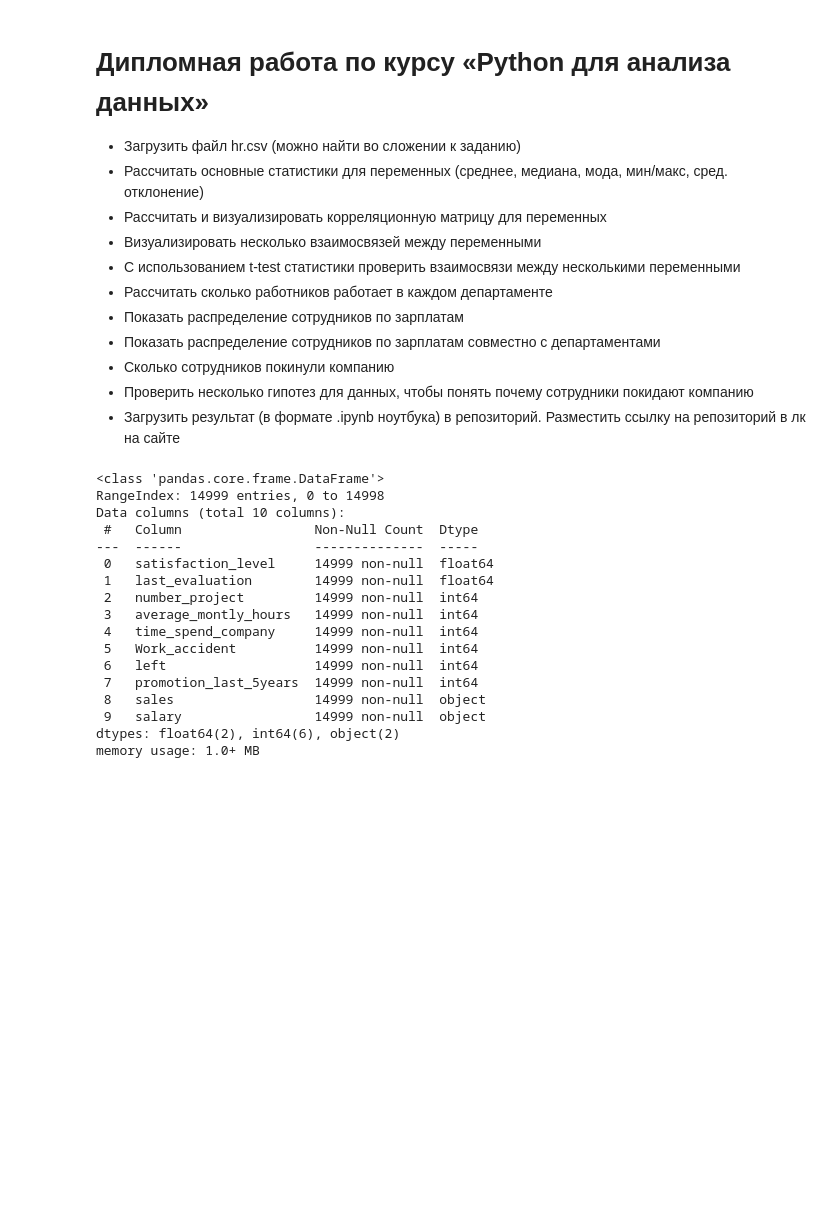
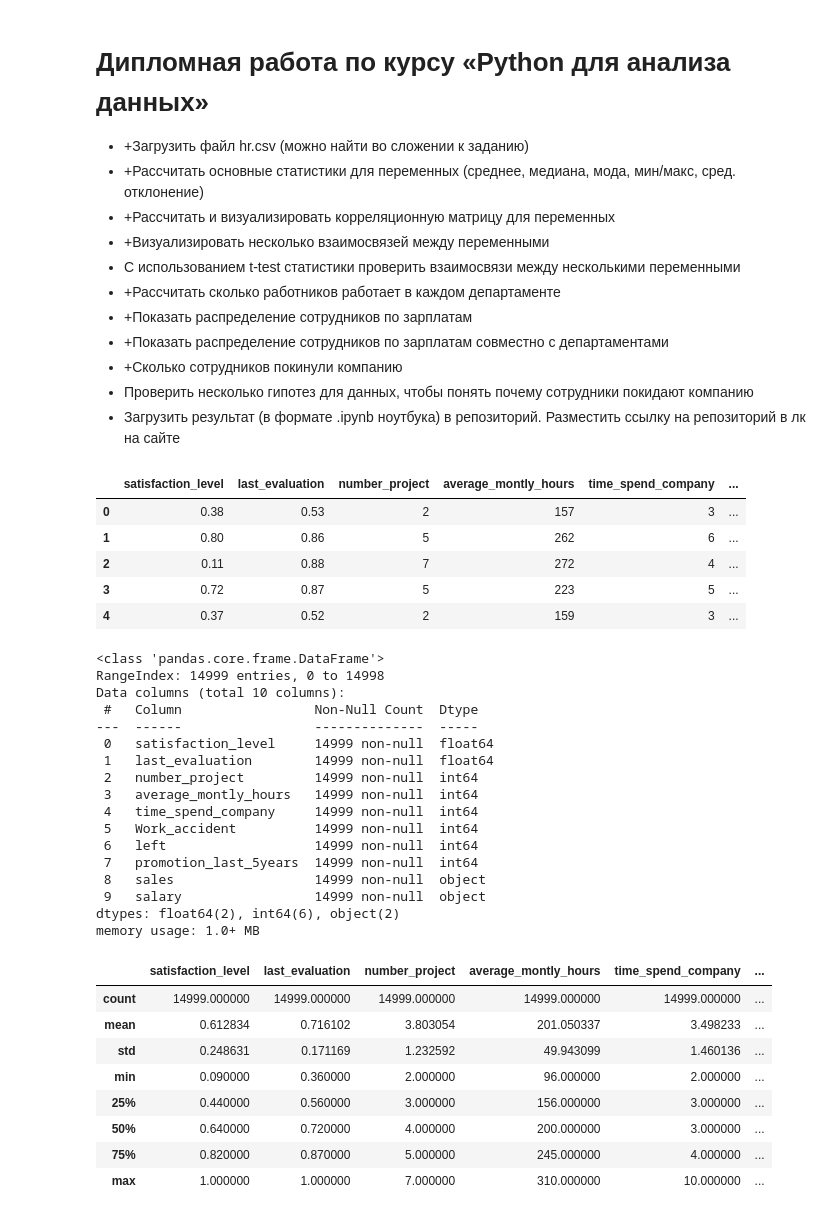
Before and after one commit to HeliosBI/Diploma, a Jupyter notebook: PYDA_diploma.ipynb, the cells around one changed output. Cells and saved outputs as stored; diff of their text form; code cells hidden in the pictures; blank space fills up the shorter version.

```diff
--- a/PYDA_diploma.ipynb
+++ b/PYDA_diploma.ipynb
@@ -1,14 +1,14 @@
 # %% [markdown]
 # Дипломная работа по курсу «Python для анализа данных»
 
--    Загрузить файл hr.csv (можно найти во сложении к заданию)
--    Рассчитать основные статистики для переменных (среднее, медиана, мода, мин/макс, сред. отклонение)
--    Рассчитать и визуализировать корреляционную матрицу для переменных
--    Визуализировать несколько взаимосвязей между переменными
+-    +Загрузить файл hr.csv (можно найти во сложении к заданию)
+-    +Рассчитать основные статистики для переменных (среднее, медиана, мода, мин/макс, сред. отклонение)
+-    +Рассчитать и визуализировать корреляционную матрицу для переменных
+-    +Визуализировать несколько взаимосвязей между переменными
 -    С использованием t-test статистики проверить взаимосвязи между несколькими переменными
--    Рассчитать сколько работников работает в каждом департаменте
--    Показать распределение сотрудников по зарплатам
--    Показать распределение сотрудников по зарплатам совместно с департаментами
--    Сколько сотрудников покинули компанию
+-    +Рассчитать сколько работников работает в каждом департаменте
+-    +Показать распределение сотрудников по зарплатам
+-    +Показать распределение сотрудников по зарплатам совместно с департаментами
+-    +Сколько сотрудников покинули компанию
 -    Проверить несколько гипотез для данных, чтобы понять почему сотрудники покидают компанию
 -    Загрузить результат (в формате .ipynb ноутбука) в репозиторий. Разместить ссылку на репозиторий в лк на сайте
@@ -18,21 +23,40 @@ import numpy as np
 # %%
 df = pd.read_csv('HR\HR.csv')
-df.info()
+df.head()
 # %% [output]
-<class 'pandas.core.frame.DataFrame'>
-RangeIndex: 14999 entries, 0 to 14998
-Data columns (total 10 columns):
- #   Column                 Non-Null Count  Dtype
----  ------                 --------------  -----
- 0   satisfaction_level     14999 non-null  float64
- 1   last_evaluation        14999 non-null  float64
- 2   number_project         14999 non-null  int64
- 3   average_montly_hours   14999 non-null  int64
- 4   time_spend_company     14999 non-null  int64
- 5   Work_accident          14999 non-null  int64
- 6   left                   14999 non-null  int64
- 7   promotion_last_5years  14999 non-null  int64
- 8   sales                  14999 non-null  object
- 9   salary                 14999 non-null  object
-dtypes: float64(2), int64(6), object(2)
-memory usage: 1.0+ MB
+|  | satisfaction_level | last_evaluation | number_project | average_montly_hours | time_spend_company | ... |
+| 0 | 0.38 | 0.53 | 2 | 157 | 3 | ... |
+| 1 | 0.80 | 0.86 | 5 | 262 | 6 | ... |
+| 2 | 0.11 | 0.88 | 7 | 272 | 4 | ... |
+| 3 | 0.72 | 0.87 | 5 | 223 | 5 | ... |
+| 4 | 0.37 | 0.52 | 2 | 159 | 3 | ... |
+# %%
+df.info()
+df.describe()
+# %% [output]
+<class 'pandas.core.frame.DataFrame'>
+RangeIndex: 14999 entries, 0 to 14998
+Data columns (total 10 columns):
+ #   Column                 Non-Null Count  Dtype
+---  ------                 --------------  -----
+ 0   satisfaction_level     14999 non-null  float64
+ 1   last_evaluation        14999 non-null  float64
+ 2   number_project         14999 non-null  int64
+ 3   average_montly_hours   14999 non-null  int64
+ 4   time_spend_company     14999 non-null  int64
+ 5   Work_accident          14999 non-null  int64
+ 6   left                   14999 non-null  int64
+ 7   promotion_last_5years  14999 non-null  int64
+ 8   sales                  14999 non-null  object
+ 9   salary                 14999 non-null  object
+dtypes: float64(2), int64(6), object(2)
+memory usage: 1.0+ MB
+|  | satisfaction_level | last_evaluation | number_project | average_montly_hours | time_spend_company | ... |
+| count | 14999.000000 | 14999.000000 | 14999.000000 | 14999.000000 | 14999.000000 | ... |
+| mean | 0.612834 | 0.716102 | 3.803054 | 201.050337 | 3.498233 | ... |
+| std | 0.248631 | 0.171169 | 1.232592 | 49.943099 | 1.460136 | ... |
+| min | 0.090000 | 0.360000 | 2.000000 | 96.000000 | 2.000000 | ... |
+| 25% | 0.440000 | 0.560000 | 3.000000 | 156.000000 | 3.000000 | ... |
+| 50% | 0.640000 | 0.720000 | 4.000000 | 200.000000 | 3.000000 | ... |
+| 75% | 0.820000 | 0.870000 | 5.000000 | 245.000000 | 4.000000 | ... |
+| max | 1.000000 | 1.000000 | 7.000000 | 310.000000 | 10.000000 | ... |
```
Also changed, not shown: parts of 20 cells of this notebook.
